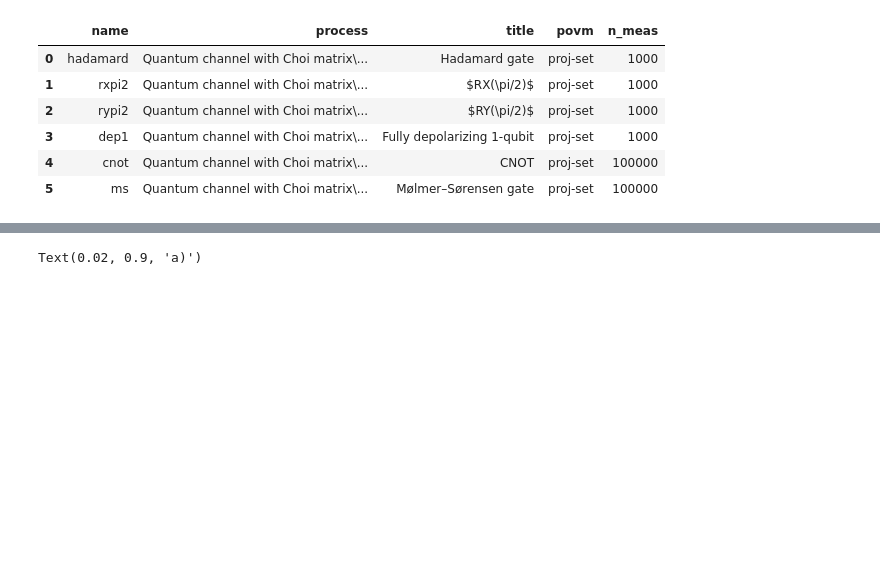
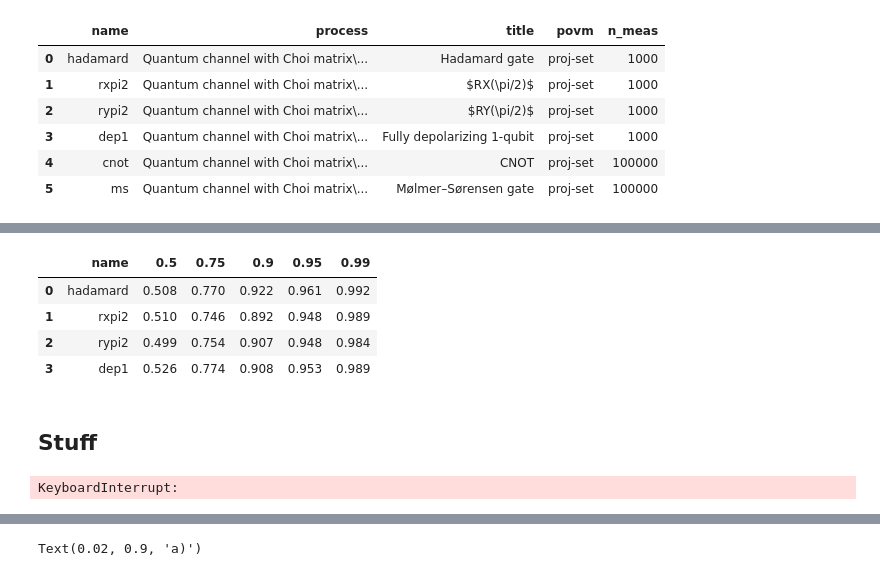
Before and after one commit to nordmtr/quantpy, a Jupyter notebook: notebooks/Verification.ipynb, the cells around one changed output, grey strips where cells are left out. Cells and saved outputs as stored; diff of their text form; code cells hidden in the pictures; blank space fills up the shorter version.

```diff
--- a/notebooks/Verification.ipynb
+++ b/notebooks/Verification.ipynb
@@ -54,3 +130,13 @@ processes
+# %%
+pd.DataFrame(processes_results)
+# %% [output]
+|  | name | 0.5 | 0.75 | 0.9 | 0.95 | 0.99 |
+| 0 | hadamard | 0.508 | 0.770 | 0.922 | 0.961 | 0.992 |
+| 1 | rxpi2 | 0.510 | 0.746 | 0.892 | 0.948 | 0.989 |
+| 2 | rypi2 | 0.499 | 0.754 | 0.907 | 0.948 | 0.984 |
+| 3 | dep1 | 0.526 | 0.774 | 0.908 | 0.953 | 0.989 |
+# %% [markdown]
+## Stuff
 # %%
 state = states.iloc[0]
 tmg = qp.StateTomograph(state['state'])
@@ -69,7 +155,7 @@ for i in range(len(states)):
     state = states.iloc[i]
     for _ in tqdm(range(N_REPEATS)):
         tmg = qp.StateTomograph(state['state'])
-        tmg.experiment(state['n_meas'], povm=state['povm'])
+        tmg.experiment(state['n_meas'], povm='proj')
         interval = qp.MomentInterval(tmg, n_points=N_POINTS)
         dist, CLs = interval()
         state_hat = tmg.point_estimate(physical=False)
@@ -78,6 +164,8 @@ for i in range(len(states)):
         epsilon = 1 - np.where(distance_hat < dist)[0][0] / N_POINTS if len(ub_cls) != 0 else 0
         states_results[state['name']].append(epsilon)
     states_results[state['name']].sort()
+# %% [output]
+KeyboardInterrupt:
 # %%
 # conf_levels = np.concatenate((np.arange(0.1, 0.9, 0.1), np.arange(0.9, 1, 0.01)))
 indices = np.concatenate((np.arange(10, 100, 10), np.arange(100, 1000, 100)))
```
Also changed, not shown: parts of 12 cells of this notebook, 6 other files.
